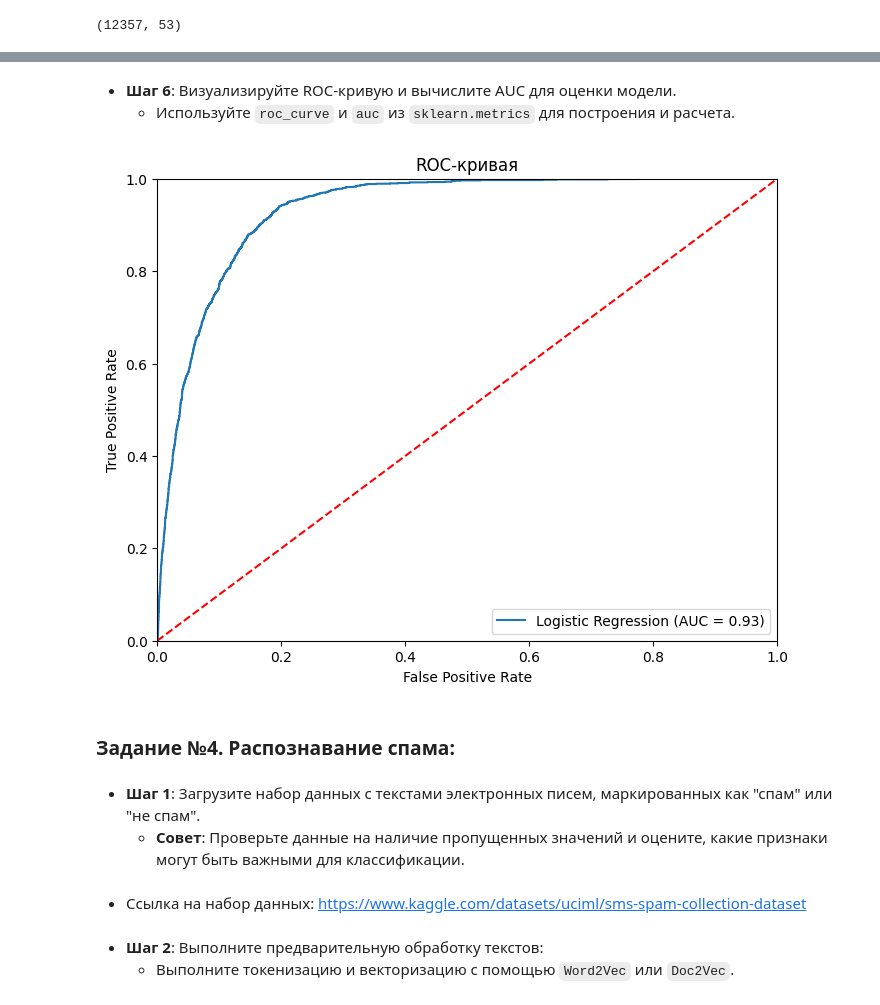
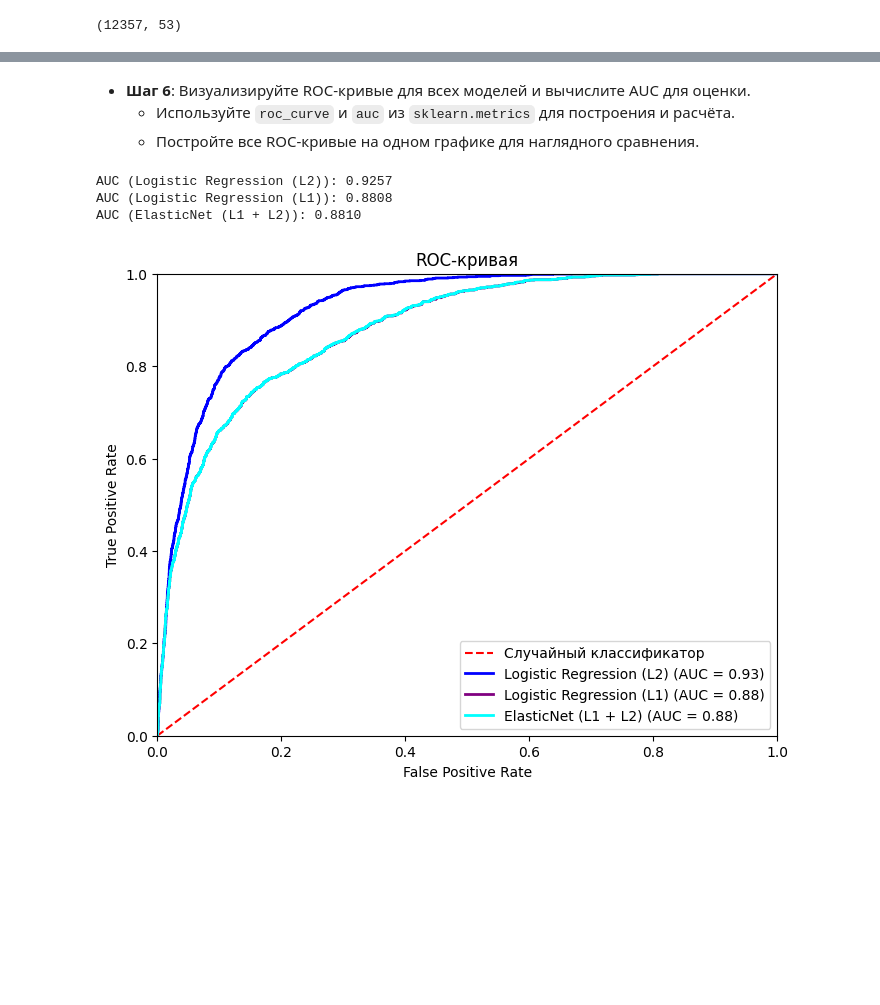
Before and after one commit to giministk/ml, a Jupyter notebook: Практическая_работа_№5_Линейная_и_логистическая_регрессия.ipynb, the cells around one changed output, grey strips where cells are left out. Saved outputs shown, nothing was run; the diff lists cells and outputs as text; code cells hidden in the pictures; blank space fills up the shorter version.

```diff
--- a/Практическая_работа_№5_Линейная_и_логистическая_регрессия.ipynb
+++ b/Практическая_работа_№5_Линейная_и_логистическая_регрессия.ipynb
@@ -229,5 +298,5 @@ for idx, feature in enumerate(df2.columns[:-1]):
 KeyError: 'Country_Australia'
 [figure]
 # %%
-df2 = df2.drop(['CO2_Emissions_MT', 'Irrigation_Access_%', 'Extreme_Weather_Events', 'Pesticide_Use_KG_per_HA', 'Fertilizer_Use_KG_per_HA', 'Soil_Health_Index'], axis=1)
+df3 = df.drop(['Year', 'Irrigation_Access_%', 'Pesticide_Use_KG_per_HA', 'Fertilizer_Use_KG_per_HA', 'Soil_Health_Index', 'Economic_Impact_Million_USD', 'Crop_Type', 'Adaptation_Strategies', "Country", "Region"], axis=1)
 # %% [markdown]
@@ -383,4 +561,0 @@ display(X_train.shape, X_test.shape)
-# %%
-from sklearn.linear_model import LogisticRegression
-model = LogisticRegression(max_iter=200)
-model.fit(X_train, y_train)
@@ -429,18 +602,0 @@ Please also refer to the documentation for alternative solver options:
-# %%
-from sklearn.metrics import confusion_matrix
-from sklearn.metrics import precision_score, f1_score, recall_score, confusion_matrix
-import seaborn as sns
-
-y_pred = model.predict(X_test)
-cm = confusion_matrix(y_test, y_pred)
-
-plt.figure(figsize=(6,4))
-sns.heatmap(cm, annot=True, fmt='d', cmap='Blues')
-plt.title('Матрица ошибок')
-plt.xlabel('Предсказанный класс')
-plt.ylabel('Истинный класс')
-plt.show()
-precision = precision_score(y_test, y_pred)
-f1 = f1_score(y_test, y_pred)
-recall = recall_score(y_test, y_pred)
-print(precision, f1, recall)
@@ -450,37 +689,35 @@ print(precision, f1, recall)
 # %% [markdown]
-
-
-
-
-
-
-
-
-
-
-   - **Шаг 6**: Визуализируйте ROC-кривую и вычислите AUC для оценки модели.
-     - Используйте `roc_curve` и `auc` из `sklearn.metrics` для построения и расчета.
+- **Шаг 6**: Визуализируйте ROC-кривые для всех моделей и вычислите AUC для оценки.
+  - Используйте `roc_curve` и `auc` из `sklearn.metrics` для построения и расчёта.
+  - Постройте все ROC-кривые на одном графике для наглядного сравнения.
 # %%
 from sklearn.metrics import roc_curve, auc
-y_pred_proba = model.predict_proba(X_test)[:, 1]
-fpr, tpr, thresholds = roc_curve(y_test, y_pred_proba)
-auc_sc = auc(fpr, tpr)
+real = y_test.values
 plt.figure(figsize=(8,6))
-plt.plot(fpr, tpr, label=f'Logistic Regression (AUC = {auc_sc:.2f})')
-plt.plot([0,1], [0,1], 'r--')
+plt.plot([0,1], [0,1], 'r--', label='Случайный классификатор')
+
+# Список цветов для кривых
+colors = ['blue', 'purple', 'cyan', 'magenta']
+
+for ind, name in enumerate(pred_proba):
+  fpr, tpr, thresholds = roc_curve(y_test, pred_proba.get(name))
+  auc_sc = auc(fpr, tpr)
+  print(f'AUC ({name}): {auc_sc:.4f}')
+
+  # Выбираем цвет из списка
+  color = colors[ind % len(colors)]
+  plt.plot(fpr, tpr, color=color, linewidth=2,
+           label=f'{name} (AUC = {auc_sc:.2f})')
+
 plt.xlim([0,1])
 plt.ylim([0,1])
 plt.xlabel('False Positive Rate')
 plt.ylabel('True Positive Rate')
 plt.title('ROC-кривая')
 plt.legend(loc='lower right')
 plt.show()
 # %% [output]
+AUC (Logistic Regression (L2)): 0.9257
+AUC (Logistic Regression (L1)): 0.8808
+AUC (ElasticNet (L1 + L2)): 0.8810
-[figure, old version]
+[figure, new version]
-# %% [markdown]
-### **Задание №4. Распознавание спама**:
-# %% [markdown]
-   - **Шаг 1**: Загрузите набор данных с текстами электронных писем, маркированных как "спам" или "не спам".
-     - **Совет**: Проверьте данные на наличие пропущенных значений и оцените, какие признаки могут быть важными для классификации.
-# %% [markdown]
-- Ссылка на набор данных: https://www.kaggle.com/datasets/uciml/sms-spam-collection-dataset
@@ -489,3 +723,0 @@ plt.show()
-# %% [markdown]
-   - **Шаг 2**: Выполните предварительную обработку текстов:
-     - Выполните токенизацию и векторизацию с помощью `Word2Vec` или `Doc2Vec`.
```
Also changed, not shown: parts of 70 cells of this notebook.
